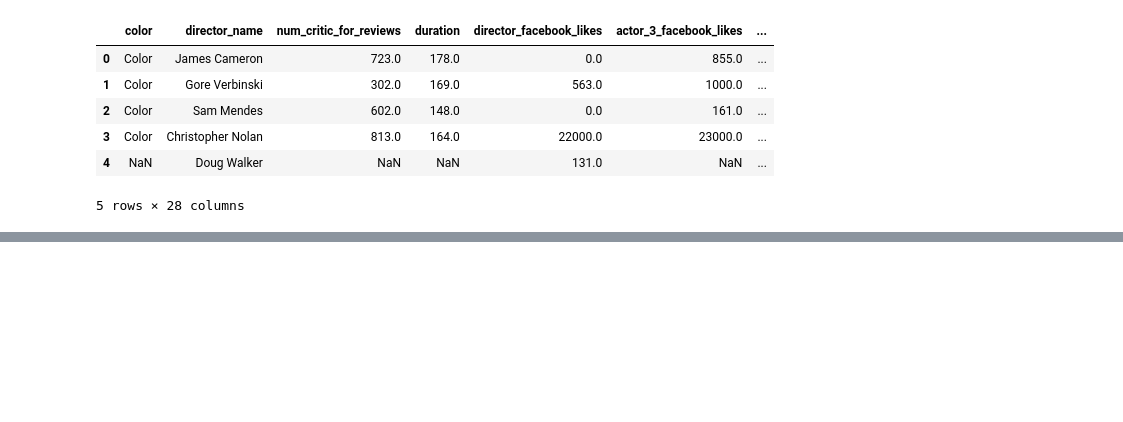
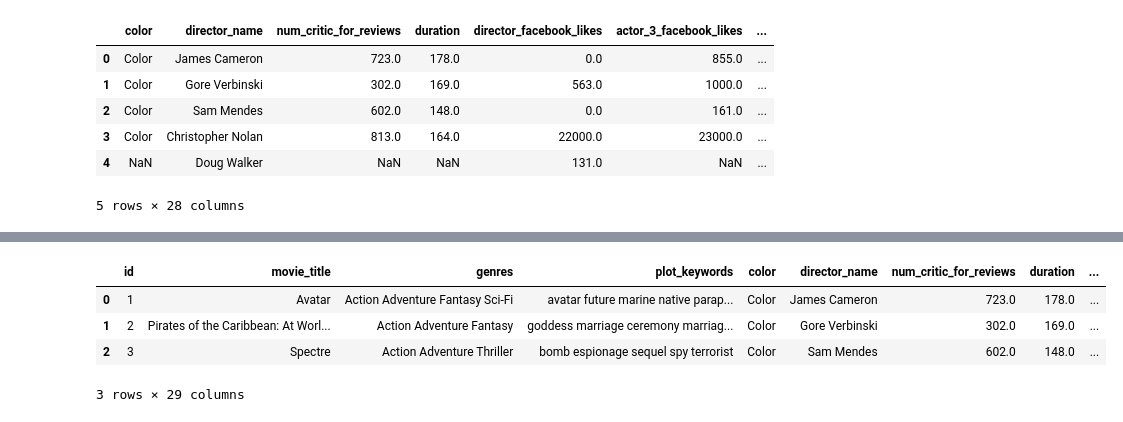
Before and after one commit to beyondAnalysIs/Procesamiento_de_Lenguaje_Natural_NLP, a Jupyter notebook: metodo_TF-IDF/tf_idf.ipynb, the cells around one changed output, grey strips where cells are left out. Drawn from its saved outputs; the diff is of its cells as text; code cells hidden in the pictures; blank space fills up the shorter version.

```diff
--- a/metodo_TF-IDF/tf_idf.ipynb
+++ b/metodo_TF-IDF/tf_idf.ipynb
@@ -35,0 +102,11 @@ df.head()
+# %%
+# reemplazar | por espacio
+df['genres'] = df['genres'].str.replace('|', ' ')
+df['plot_keywords'] = df['plot_keywords'].str.replace('|', ' ')
+df.head(3)
+# %% [output]
+|  | id | movie_title | genres | plot_keywords | color | director_name | num_critic_for_reviews | duration | ... |
+| 0 | 1 | Avatar | Action Adventure Fantasy Sci-Fi | avatar future marine native parap... | Color | James Cameron | 723.0 | 178.0 | ... |
+| 1 | 2 | Pirates of the Caribbean: At Worl... | Action Adventure Fantasy | goddess marriage ceremony marriag... | Color | Gore Verbinski | 302.0 | 169.0 | ... |
+| 2 | 3 | Spectre | Action Adventure Thriller | bomb espionage sequel spy terrorist | Color | Sam Mendes | 602.0 | 148.0 | ... |
+3 rows × 29 columns
```
Also changed, not shown: parts of 23 cells of this notebook, 5 other files.
